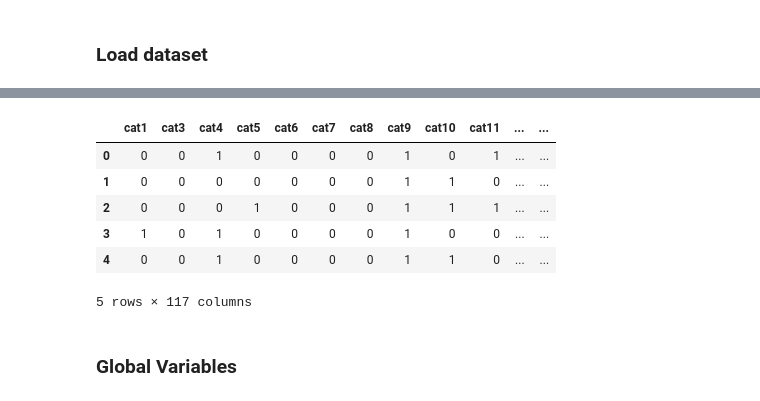
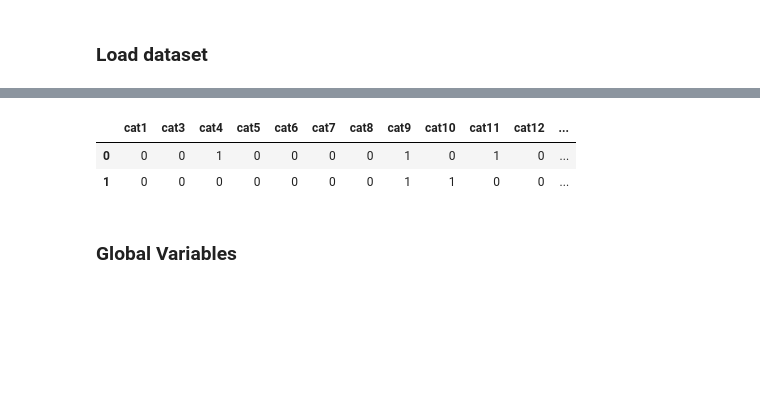
Before and after one commit to brunocampos01/allstate-claims-severity, a Jupyter notebook: notebooks/2-algoritm-selection-and-tranning-model.ipynb, the cells around one changed output, grey strips where cells are left out. Saved outputs shown, nothing was run; the diff lists cells and outputs as text; code cells hidden in the pictures; blank space fills up the shorter version.

```diff
--- a/notebooks/2-algoritm-selection-and-tranning-model.ipynb
+++ b/notebooks/2-algoritm-selection-and-tranning-model.ipynb
@@ -53,0 +58,37 @@ exit_current_directory(end_directory='notebooks')
+# %%
+# Visualization inside the jupyter
+%matplotlib inline
+
+# Load the "autoreload" extension so that code can change
+%load_ext autoreload
+
+# ----------
+# Plot
+# ----------
+# graph style
+sns.set_style("darkgrid")
+plt.style.use('fivethirtyeight')
+
+# ----------
+# Pandas
+# ----------
+# Floating point
+pd.options.display.float_format = '{:.2f}'.format
+
+# Print xxxx rows and all columns
+pd.set_option('display.max_rows', 300)
+pd.set_option('display.max_columns', None)
+
+# ----------
+# Python
+# ----------
+# pretty print
+pp = pprint.PrettyPrinter(indent=4)
+
+# Supress unnecessary warnings so that presentation looks clean
+warnings.filterwarnings('ignore')
+
+# ----------
+# XGB
+# ----------
+xgb.set_config(verbosity=0)
@@ -67,13 +110,9 @@ Wall time: 2.67 s
 # %%
-df_train.head()
+df_train.head(2)
 # %% [output]
-|  | cat1 | cat3 | cat4 | cat5 | cat6 | cat7 | cat8 | cat9 | cat10 | cat11 | ... | ... |
-| 0 | 0 | 0 | 1 | 0 | 0 | 0 | 0 | 1 | 0 | 1 | ... | ... |
-| 1 | 0 | 0 | 0 | 0 | 0 | 0 | 0 | 1 | 1 | 0 | ... | ... |
-| 2 | 0 | 0 | 0 | 1 | 0 | 0 | 0 | 1 | 1 | 1 | ... | ... |
-| 3 | 1 | 0 | 1 | 0 | 0 | 0 | 0 | 1 | 0 | 0 | ... | ... |
-| 4 | 0 | 0 | 1 | 0 | 0 | 0 | 0 | 1 | 1 | 0 | ... | ... |
+|  | cat1 | cat3 | cat4 | cat5 | cat6 | cat7 | cat8 | cat9 | cat10 | cat11 | cat12 | ... |
+| 0 | 0 | 0 | 1 | 0 | 0 | 0 | 0 | 1 | 0 | 1 | 0 | ... |
+| 1 | 0 | 0 | 0 | 0 | 0 | 0 | 0 | 1 | 1 | 0 | 0 | ... |
-5 rows × 117 columns
 # %% [markdown]
 ### Global Variables
 # %%
```
Also changed, not shown: parts of 53 cells of this notebook, 30 other files.
